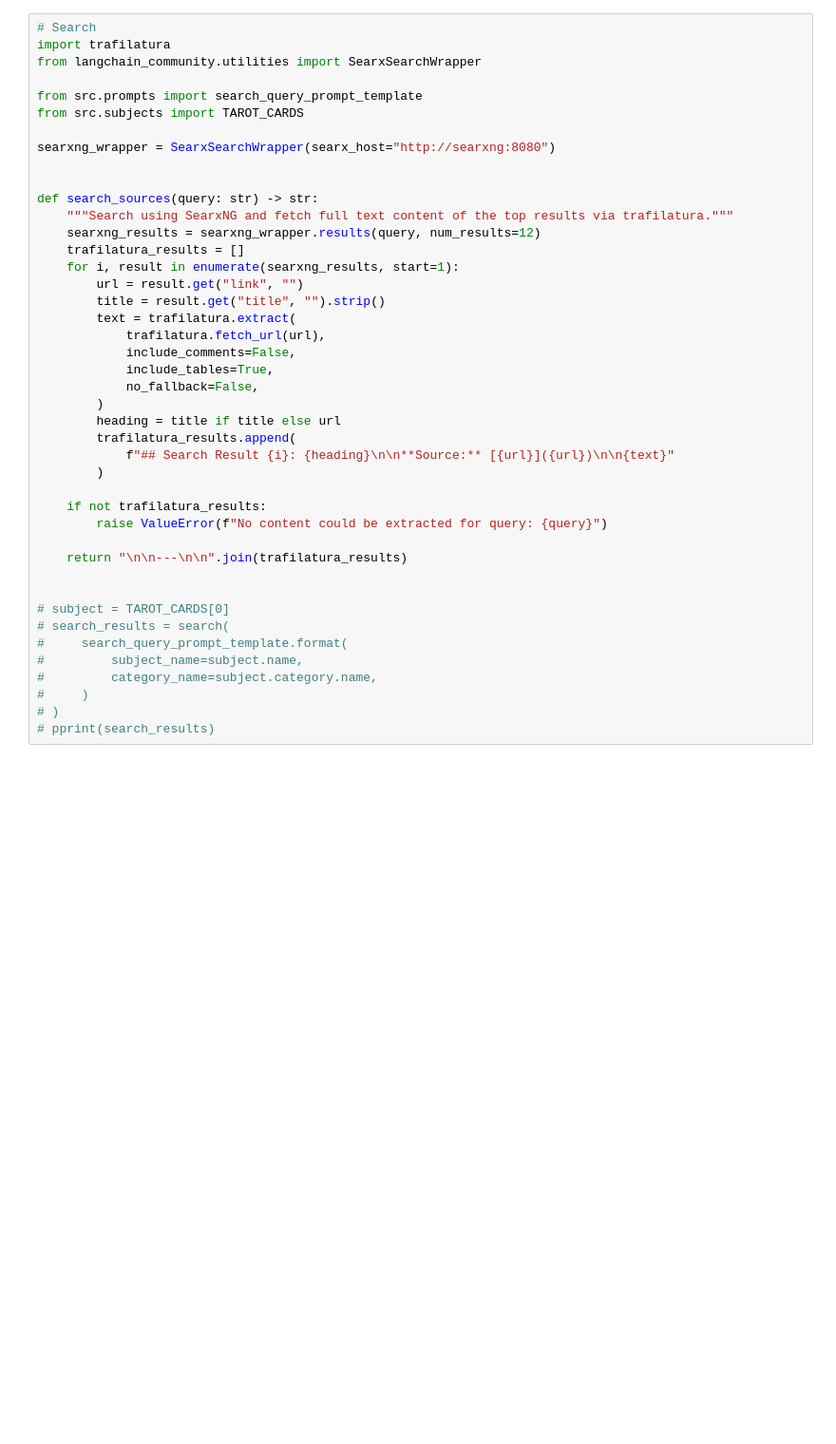
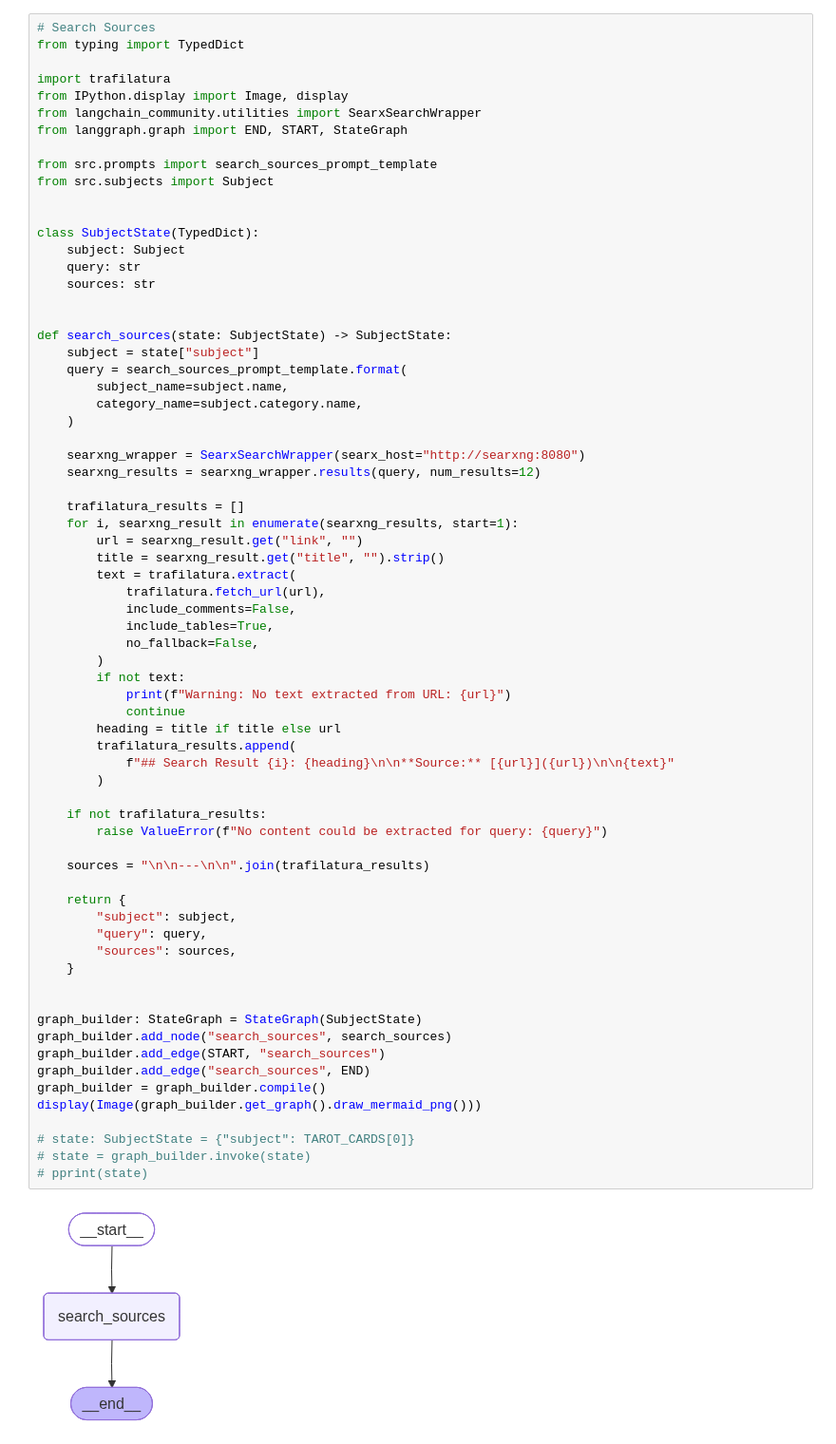
Before and after one commit to JimmyPaolini/monorepo, a Jupyter notebook: applications/affirmations/src/affirmations.ipynb, the cells around one changed output. Shown at 95% size. Cells and saved outputs as stored; diff of their text form; blank space fills up the shorter version.

```diff
--- a/applications/affirmations/src/affirmations.ipynb
+++ b/applications/affirmations/src/affirmations.ipynb
@@ -45,44 +25,72 @@ Hello there! 👋 How can I help you today?
 # %%
-# Search
+# Search Sources
+from typing import TypedDict
+
 import trafilatura
+from IPython.display import Image, display
 from langchain_community.utilities import SearxSearchWrapper
+from langgraph.graph import END, START, StateGraph
 
-from src.prompts import search_query_prompt_template
-from src.subjects import TAROT_CARDS
-
-searxng_wrapper = SearxSearchWrapper(searx_host="http://searxng:8080")
+from src.prompts import search_sources_prompt_template
+from src.subjects import Subject
 
 
-def search_sources(query: str) -> str:
-    """Search using SearxNG and fetch full text content of the top results via trafilatura."""
+class SubjectState(TypedDict):
+    subject: Subject
+    query: str
+    sources: str
+
+
+def search_sources(state: SubjectState) -> SubjectState:
+    subject = state["subject"]
+    query = search_sources_prompt_template.format(
+        subject_name=subject.name,
+        category_name=subject.category.name,
+    )
+
+    searxng_wrapper = SearxSearchWrapper(searx_host="http://searxng:8080")
     searxng_results = searxng_wrapper.results(query, num_results=12)
+
     trafilatura_results = []
-    for i, result in enumerate(searxng_results, start=1):
-        url = result.get("link", "")
-        title = result.get("title", "").strip()
+    for i, searxng_result in enumerate(searxng_results, start=1):
+        url = searxng_result.get("link", "")
+        title = searxng_result.get("title", "").strip()
         text = trafilatura.extract(
             trafilatura.fetch_url(url),
             include_comments=False,
             include_tables=True,
             no_fallback=False,
         )
+        if not text:
+            print(f"Warning: No text extracted from URL: {url}")
+            continue
         heading = title if title else url
         trafilatura_results.append(
             f"## Search Result {i}: {heading}\n\n**Source:** [{url}]({url})\n\n{text}"
         )
 
     if not trafilatura_results:
         raise ValueError(f"No content could be extracted for query: {query}")
 
-    return "\n\n---\n\n".join(trafilatura_results)
+    sources = "\n\n---\n\n".join(trafilatura_results)
+
+    return {
+        "subject": subject,
+        "query": query,
+        "sources": sources,
+    }
 
 
-# subject = TAROT_CARDS[0]
-# search_results = search(
-#     search_query_prompt_template.format(
-#         subject_name=subject.name,
-#         category_name=subject.category.name,
-#     )
-# )
-# pprint(search_results)
+graph_builder: StateGraph = StateGraph(SubjectState)
+graph_builder.add_node("search_sources", search_sources)
+graph_builder.add_edge(START, "search_sources")
+graph_builder.add_edge("search_sources", END)
+graph_builder = graph_builder.compile()
+display(Image(graph_builder.get_graph().draw_mermaid_png()))
+
+# state: SubjectState = {"subject": TAROT_CARDS[0]}
+# state = graph_builder.invoke(state)
+# pprint(state)
+# %% [output]
+[figure, added]
 # %%
```
Also changed, not shown: parts of 5 cells of this notebook, 17 other files.
